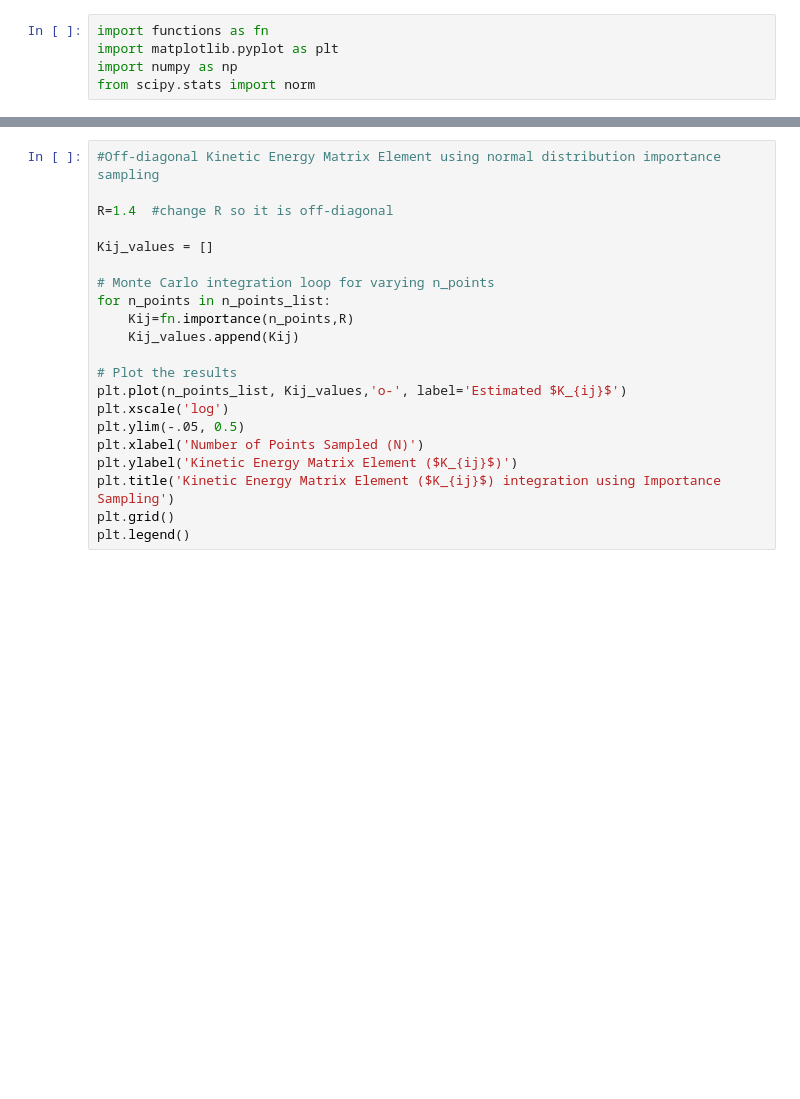
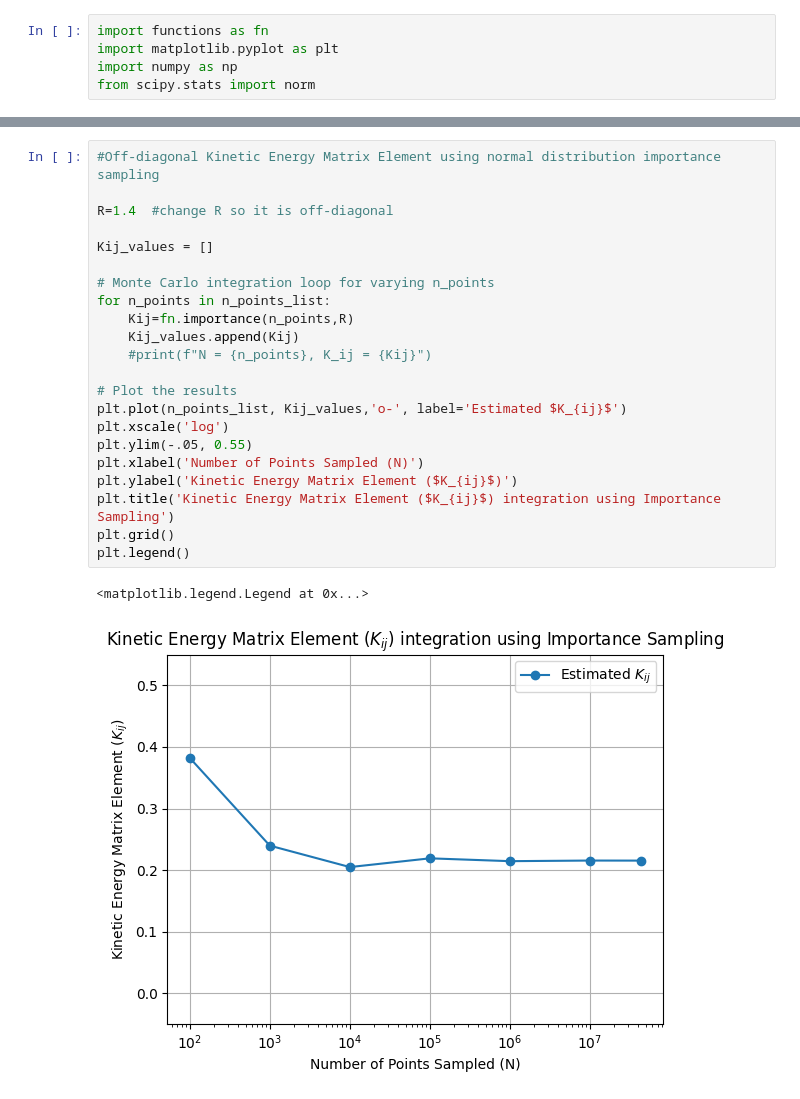
Before and after one commit to bridgetsfe1/comp-prob-solv, a Jupyter notebook: homework-5-grad/grad_graphs.ipynb, the cells around one changed output, grey strips where cells are left out. Saved outputs shown, nothing was run; the diff lists cells and outputs as text; blank space fills up the shorter version.

```diff
--- a/homework-5-grad/grad_graphs.ipynb
+++ b/homework-5-grad/grad_graphs.ipynb
@@ -78,21 +101,25 @@ plt.legend()
 # %%
 #Off-diagonal Kinetic Energy Matrix Element using normal distribution importance sampling
 
 R=1.4  #change R so it is off-diagonal
 
 Kij_values = []
 
 # Monte Carlo integration loop for varying n_points
 for n_points in n_points_list:
     Kij=fn.importance(n_points,R)
     Kij_values.append(Kij)
+    #print(f"N = {n_points}, K_ij = {Kij}")
 
 # Plot the results
 plt.plot(n_points_list, Kij_values,'o-', label='Estimated $K_{ij}$')
 plt.xscale('log')
-plt.ylim(-.05, 0.5)
+plt.ylim(-.05, 0.55)
 plt.xlabel('Number of Points Sampled (N)')
 plt.ylabel('Kinetic Energy Matrix Element ($K_{ij}$)')
 plt.title('Kinetic Energy Matrix Element ($K_{ij}$) integration using Importance Sampling')
 plt.grid()
 plt.legend()
+# %% [output]
+<matplotlib.legend.Legend at 0x...>
+[figure, added]
```
Also changed, not shown: parts of 3 cells of this notebook, 1 other file.
